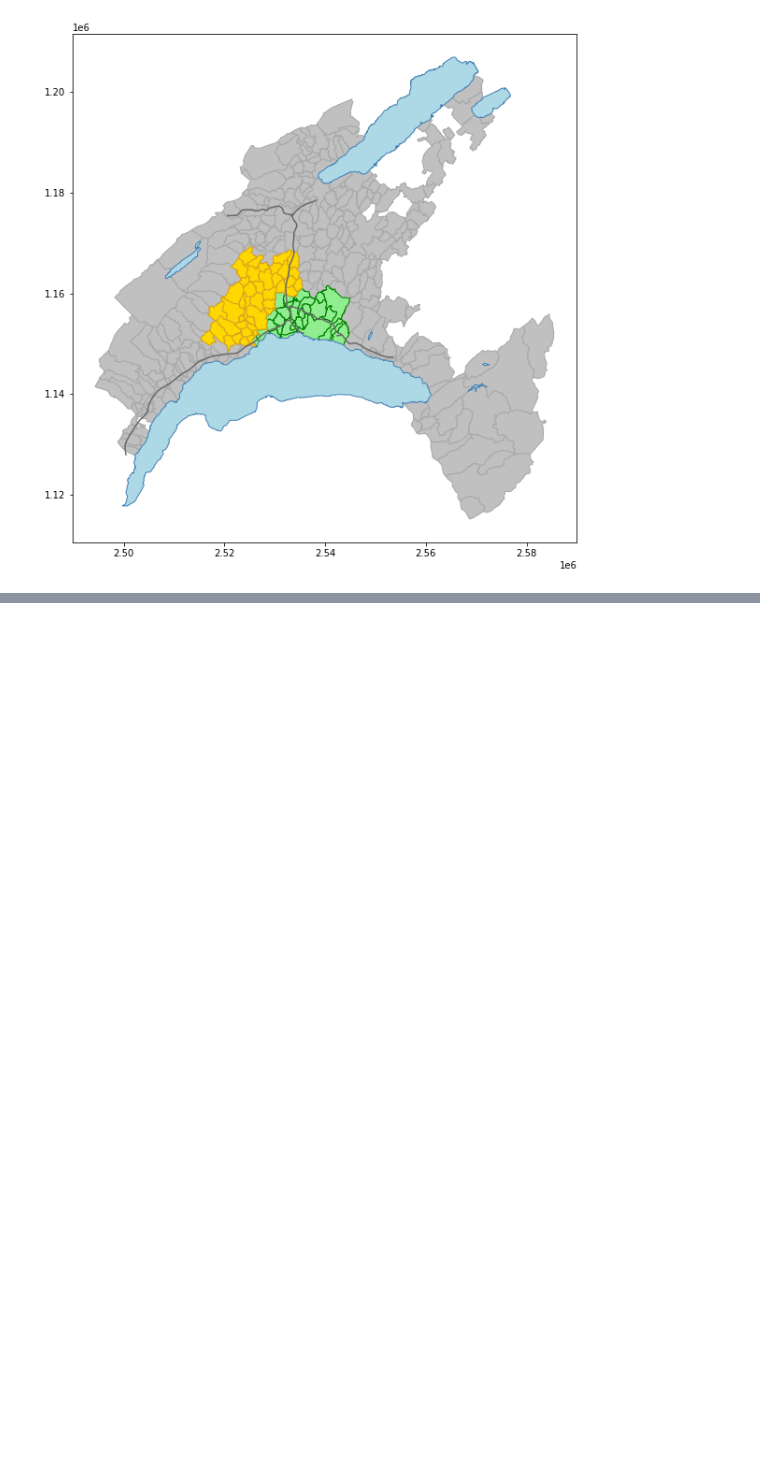
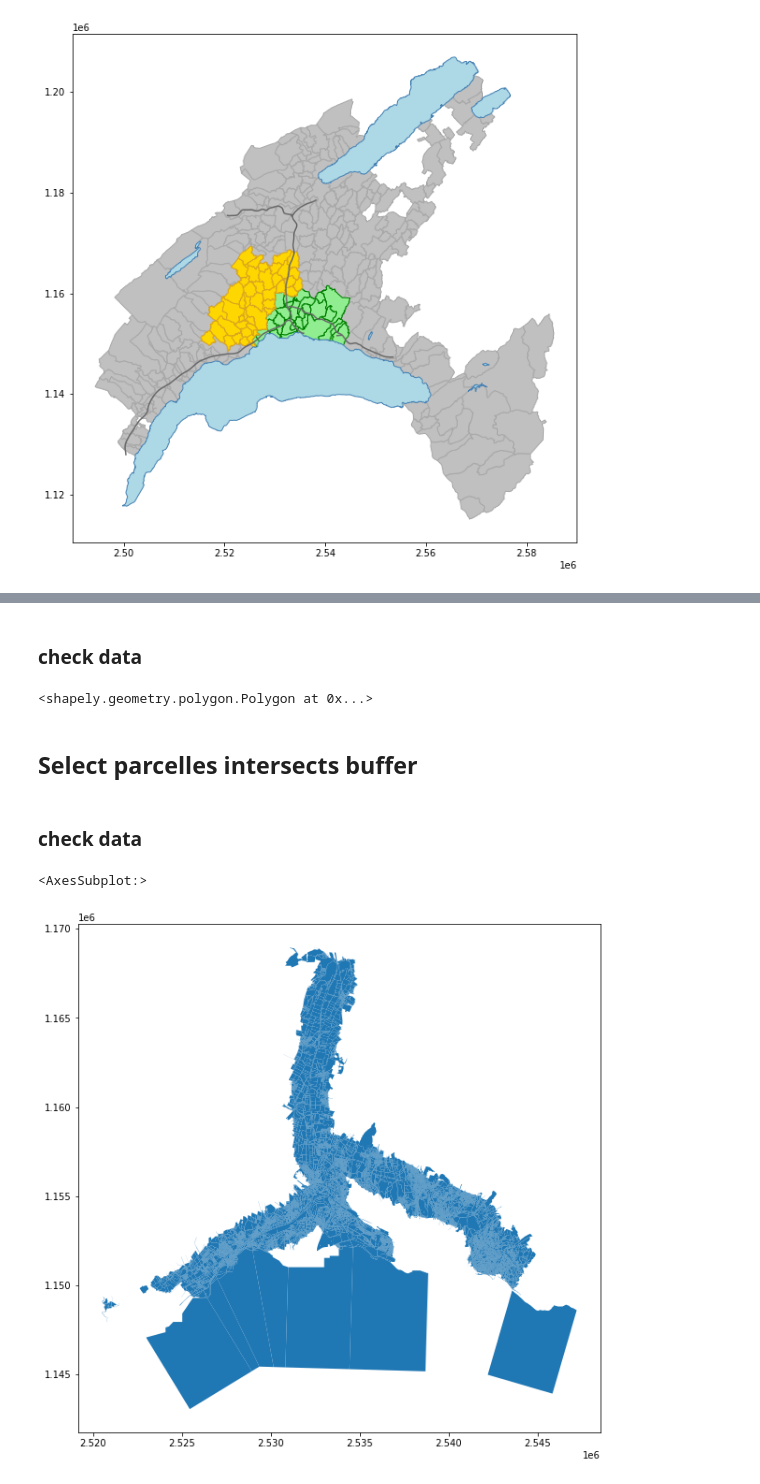
Before and after one commit to gowitz/goulet, a Jupyter notebook: notebook/goulet.ipynb, the cells around one changed output, grey strips where cells are left out. Drawn from its saved outputs; the diff is of its cells as text; code cells hidden in the pictures; blank space fills up the shorter version.

```diff
--- a/notebook/goulet.ipynb
+++ b/notebook/goulet.ipynb
@@ -114,0 +120,19 @@ highways.plot(ax=ax, facecolor='none', edgecolor='dimgrey')
+# %%
+buffer_1000 = highways.buffer(1000).unary_union
+# %% [markdown]
+### check data ###
+# %%
+buffer_1000
+# %% [output]
+<shapely.geometry.polygon.Polygon at 0x...>
+# %% [markdown]
+## Select parcelles intersects buffer ##
+# %%
+parcelles_intersected = parcelles[parcelles.intersects(buffer_1000)]
+# %% [markdown]
+### check data ###
+# %%
+parcelles_intersected.plot(figsize=(10,10))
+# %% [output]
+<AxesSubplot:>
+[figure, added]
```
Also changed, not shown: parts of 13 cells of this notebook.
